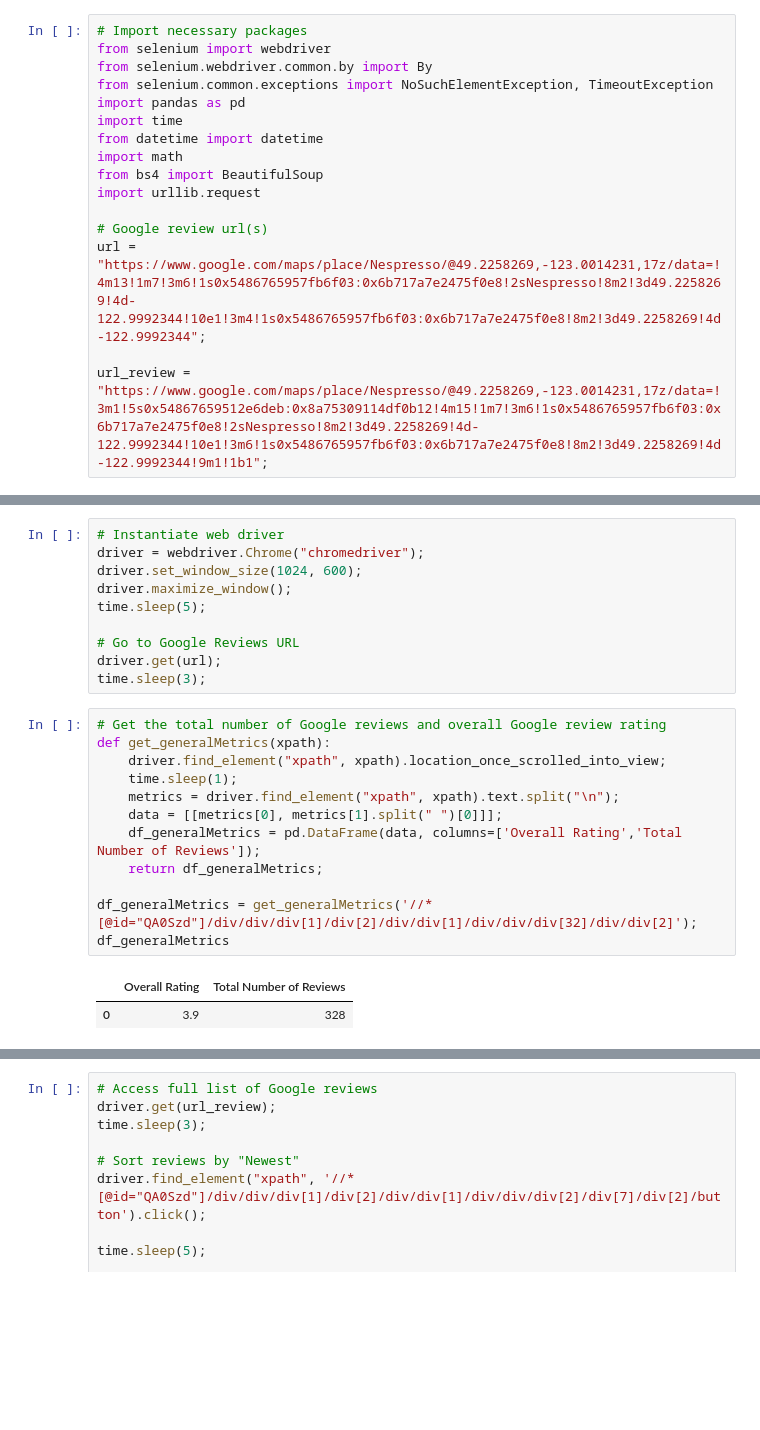
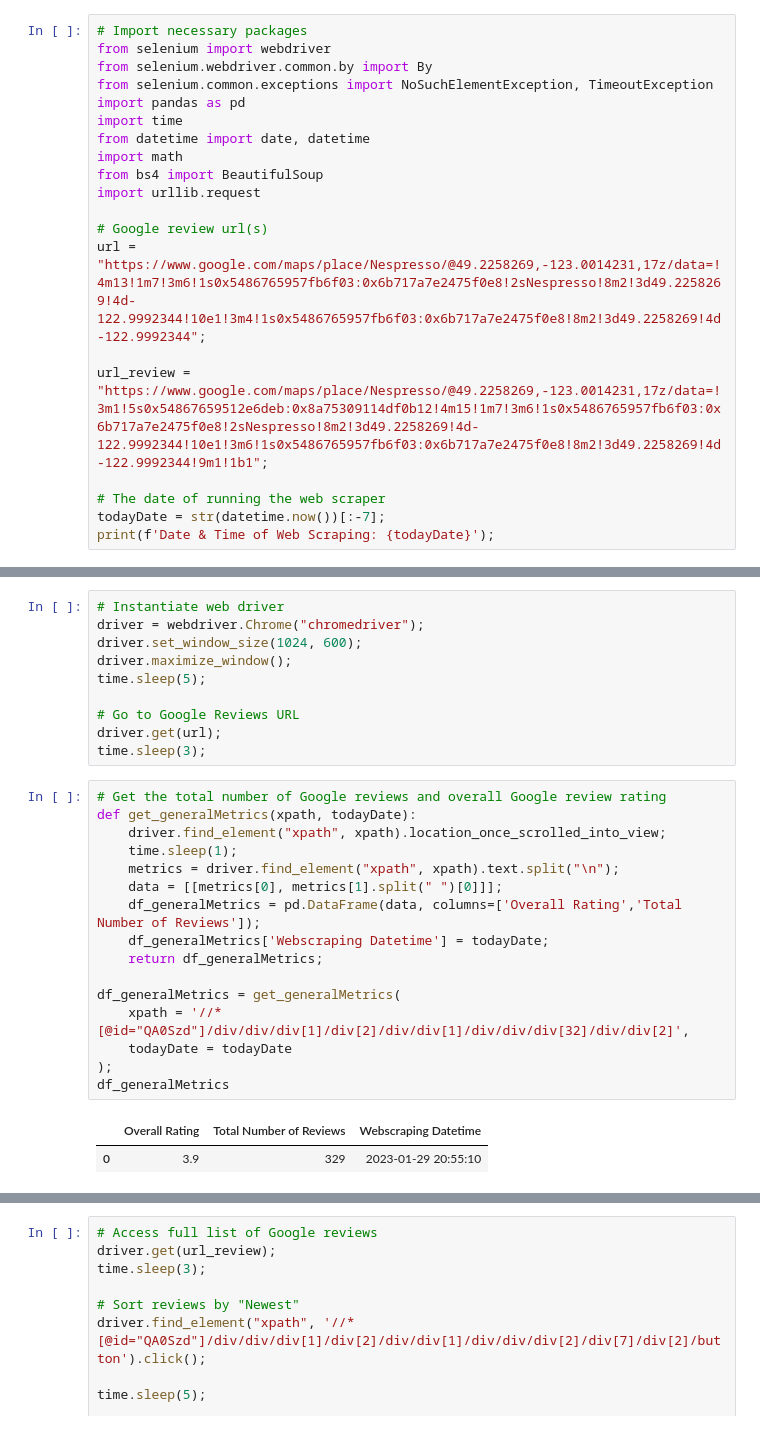
Before and after one commit to kjeshang/NespressoMetropolisCustomerReviewAnalysis, a Jupyter notebook: 1_Scrape.ipynb, the cells around one changed output, grey strips where cells are left out. Cells and saved outputs as stored; diff of their text form; blank space fills up the shorter version.

```diff
--- a/1_Scrape.ipynb
+++ b/1_Scrape.ipynb
@@ -7,7 +7,7 @@ from selenium.webdriver.common.by import By
 from selenium.common.exceptions import NoSuchElementException, TimeoutException
 import pandas as pd
 import time
-from datetime import datetime
+from datetime import date, datetime
 import math
 from bs4 import BeautifulSoup
 import urllib.request
@@ -16,3 +16,7 @@ import urllib.request
 url = "https://www.google.com/maps/place/Nespresso/@49.2258269,-123.0014231,17z/data=!4m13!1m7!3m6!1s0x5486765957fb6f03:0x6b717a7e2475f0e8!2sNespresso!8m2!3d49.2258269!4d-122.9992344!10e1!3m4!1s0x5486765957fb6f03:0x6b717a7e2475f0e8!8m2!3d49.2258269!4d-122.9992344";
 
 url_review = "https://www.google.com/maps/place/Nespresso/@49.2258269,-123.0014231,17z/data=!3m1!5s0x54867659512e6deb:0x8a75309114df0b12!4m15!1m7!3m6!1s0x5486765957fb6f03:0x6b717a7e2475f0e8!2sNespresso!8m2!3d49.2258269!4d-122.9992344!10e1!3m6!1s0x5486765957fb6f03:0x6b717a7e2475f0e8!8m2!3d49.2258269!4d-122.9992344!9m1!1b1";
+
+# The date of running the web scraper
+todayDate = str(datetime.now())[:-7];
+print(f'Date & Time of Web Scraping: {todayDate}');
@@ -30,19 +36,23 @@ driver.get(url);
 time.sleep(3);
 # %%
 # Get the total number of Google reviews and overall Google review rating
-def get_generalMetrics(xpath):
+def get_generalMetrics(xpath, todayDate):
     driver.find_element("xpath", xpath).location_once_scrolled_into_view;
     time.sleep(1);
     metrics = driver.find_element("xpath", xpath).text.split("\n");
     data = [[metrics[0], metrics[1].split(" ")[0]]];
     df_generalMetrics = pd.DataFrame(data, columns=['Overall Rating','Total Number of Reviews']);
+    df_generalMetrics['Webscraping Datetime'] = todayDate;
     return df_generalMetrics;
 
-df_generalMetrics = get_generalMetrics('//*[@id="QA0Szd"]/div/div/div[1]/div[2]/div/div[1]/div/div/div[32]/div/div[2]');
+df_generalMetrics = get_generalMetrics(
+    xpath = '//*[@id="QA0Szd"]/div/div/div[1]/div[2]/div/div[1]/div/div/div[32]/div/div[2]',
+    todayDate = todayDate
+);
 df_generalMetrics
 # %% [output]
-|  | Overall Rating | Total Number of Reviews |
-| 0 | 3.9 | 328 |
+|  | Overall Rating | Total Number of Reviews | Webscraping Datetime |
+| 0 | 3.9 | 329 | 2023-01-29 20:55:10 |
 # %%
 # Distribution of stars given
 def get_reviewStarDistribution(parent_xpath):
```
Also changed, not shown: parts of 9 cells of this notebook, 4 other files.
